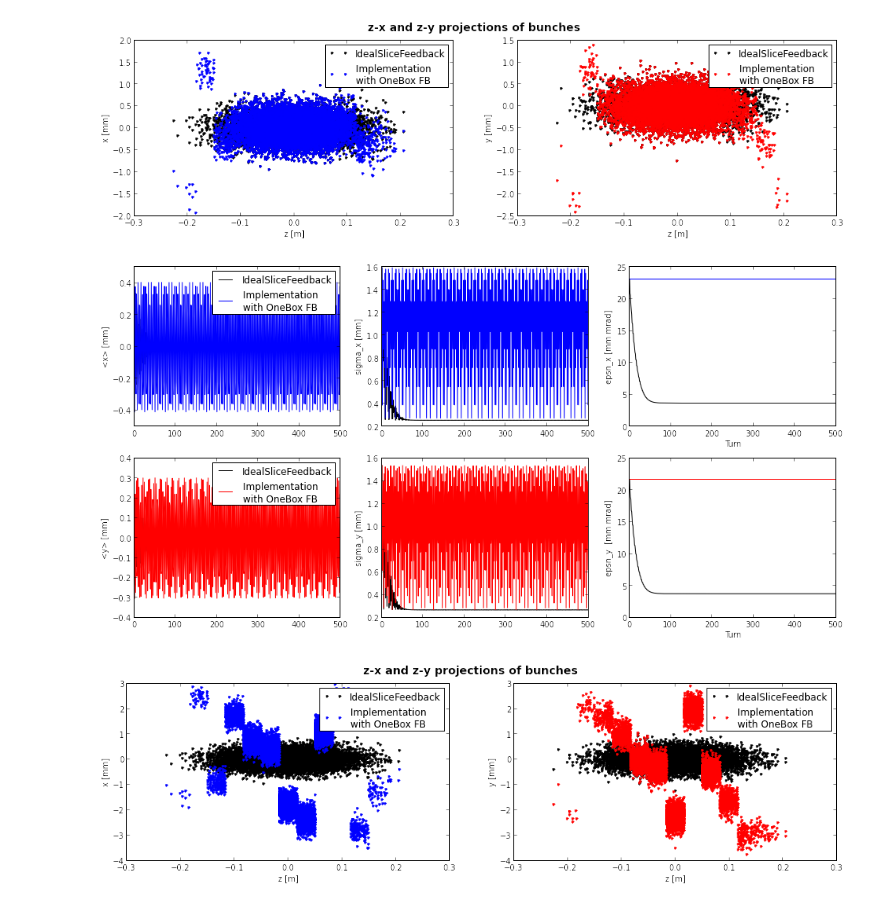
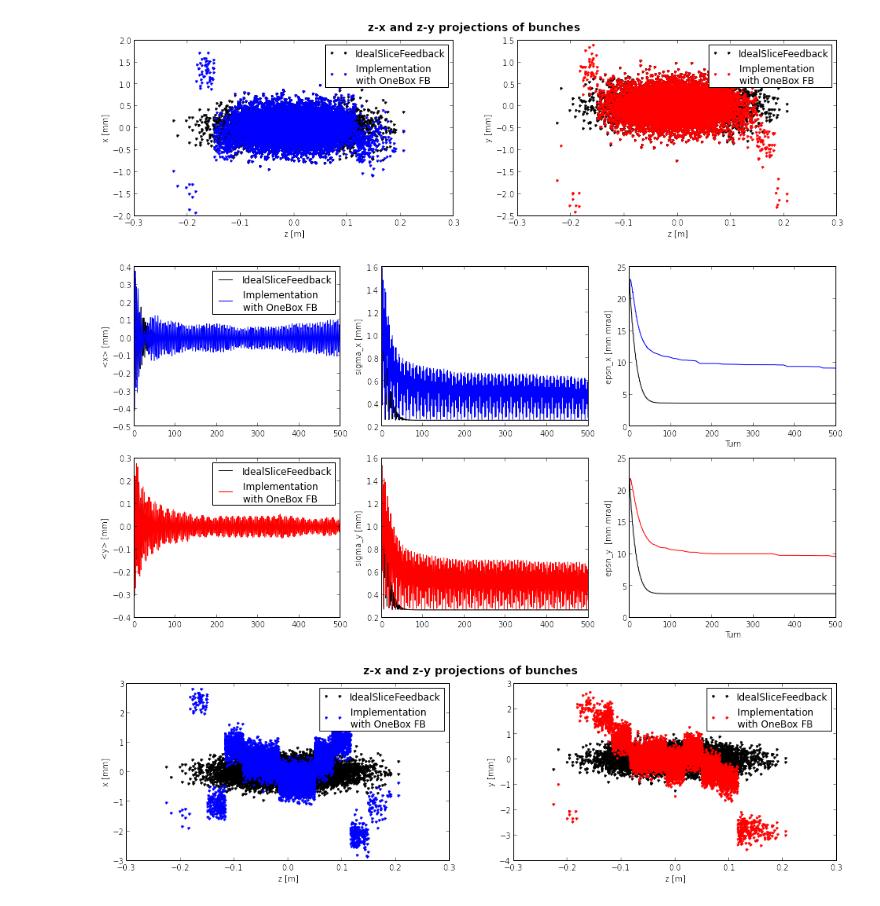
Before and after one commit to jkomppula/PyHEADTAIL_feedback, a Jupyter notebook: interactive-tests/RealisticOneboxFeedbackTest.ipynb, the cells around one changed output. Saved outputs shown, nothing was run; the diff lists cells and outputs as text; code cells hidden in the pictures.

```diff
--- a/interactive-tests/RealisticOneboxFeedbackTest.ipynb
+++ b/interactive-tests/RealisticOneboxFeedbackTest.ipynb
@@ -314,45 +316,44 @@ bunch_fast_FB = copy.deepcopy(bunch_ref)
 tracker_fast_FB = BunchTracker(bunch_fast_FB)
 
 #Cut off frequencies of the pickup and the kicker
-f_c_pickup = 1e9
-f_c_kicker = 1e9
+f_c_pickup = 1e12
+f_c_kicker = 1e10
 
 # parameters for the register:
 # betatron phase shifts per turn
 omega_x = 2.*pi*Q_x
 omega_y = 2.*pi*Q_y
 # delay [turns]
 n_delay = 1
 # number of turns averaged
 n_avg = 10
 
 # parameters for the inverse weighter
 # parameters for the inverse weighter
 bunch_length = 0.2
 bunch_decay_length = 0.1
 maximum_weight = 10
 
-noise_level = 0
+noise_level = 0.1e-3
+threshold_level = 0.4e-3
 
-signal_processors_x = [PickUp(noise_level,f_c_pickup),
-                       CosineSumRegister(omega_y,n_delay,n_avg),
-                       FermiDiracInverseWeighter(bunch_length,bunch_decay_length,maximum_weight),
+signal_processors_x = [PickUp(noise_level,f_c_pickup,threshold_level),
+                       CosineSumRegister(n_delay,n_avg,omega_x),
                        PhaseLinearizedLowpass(f_c_kicker)
                       ]
 
-signal_processors_y = [PickUp(noise_level,f_c_pickup),
-                       CosineSumRegister(omega_y,n_delay,n_avg),
-                       FermiDiracInverseWeighter(bunch_length,bunch_decay_length,maximum_weight),
+signal_processors_y = [PickUp(noise_level,f_c_pickup,threshold_level),
+                       CosineSumRegister(n_delay,n_avg,omega_y),
                        PhaseLinearizedLowpass(f_c_kicker)
                       ]
 
-feedback_map = OneboxFeedback(feedback_gain,slicer,signal_processors_x,signal_processors_y)
+feedback_map = OneboxFeedback(feedback_gain,slicer,signal_processors_x,signal_processors_y,'displacement')
 total_map_FB = [i for i in trans_map] + [long_map] + [feedback_map]
 
 track(n_turns, bunch_fast_FB,total_map_FB,tracker_fast_FB)
 
 compare_traces(tracker_IdealSliceFB,tracker_fast_FB, 'IdealSliceFeedback', 'Implementation \nwith OneBox FB')
 compare_projections( bunch_IdealSliceFB, bunch_fast_FB, 'IdealSliceFeedback', 'Implementation \nwith OneBox FB')
 # %% [output]
-[figure, old version]
+[figure, new version]
-[figure, old version]
+[figure, new version]
```
Also changed, not shown: parts of 1 cell of this notebook, 4 other files.
